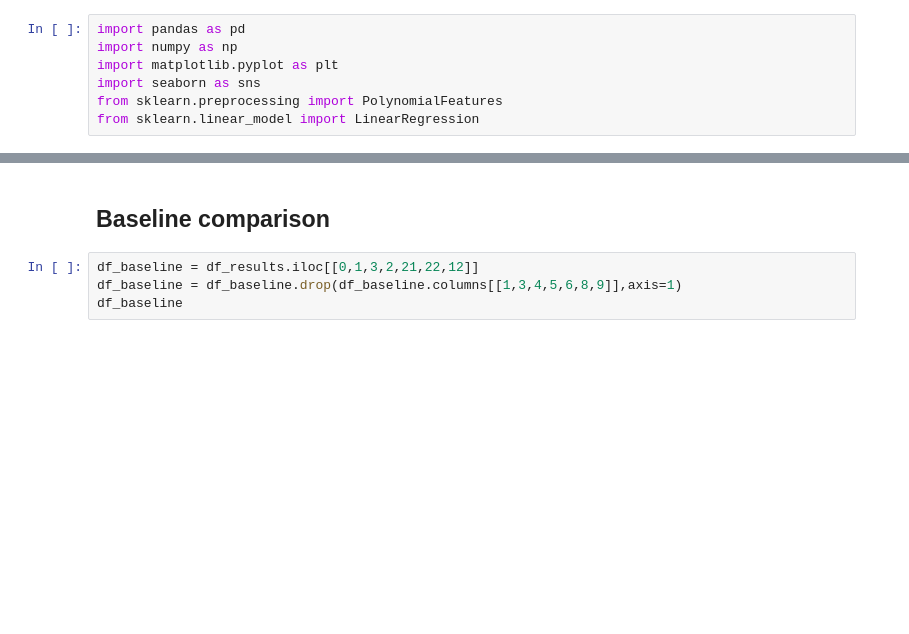
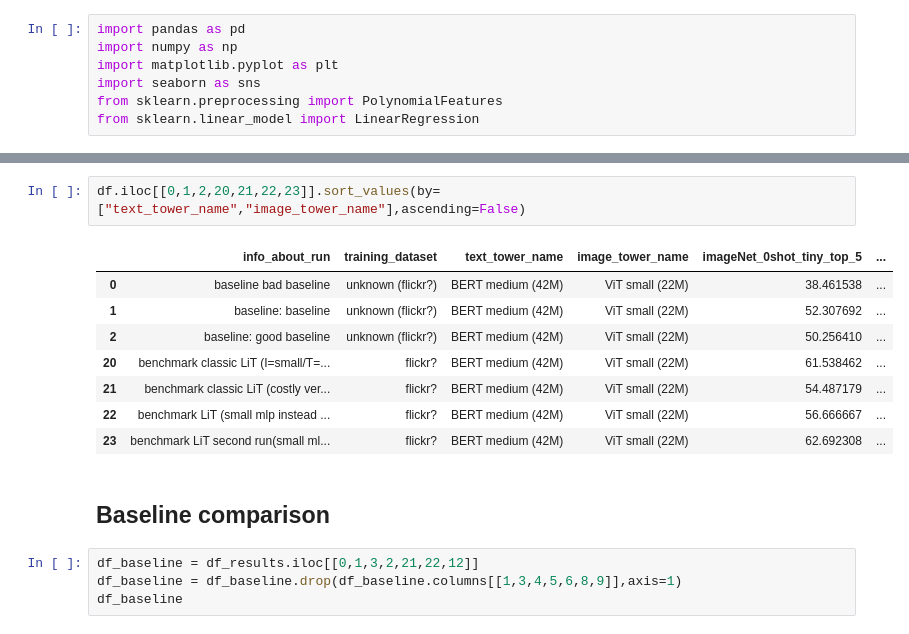
Before and after one commit to CarrelV/master_lit, a Jupyter notebook: graph.ipynb, the cells around one changed output, grey strips where cells are left out. Saved outputs shown, nothing was run; the diff lists cells and outputs as text; blank space fills up the shorter version.

```diff
--- a/graph.ipynb
+++ b/graph.ipynb
@@ -32,3 +54,14 @@ df_results
+# %%
+df.iloc[[0,1,2,20,21,22,23]].sort_values(by=["text_tower_name","image_tower_name"],ascending=False)
+# %% [output]
+|  | info_about_run | training_dataset | text_tower_name | image_tower_name | imageNet_0shot_tiny_top_5 | ... |
+| 0 | baseline bad baseline | unknown (flickr?) | BERT medium (42M) | ViT small (22M) | 38.461538 | ... |
+| 1 | baseline: baseline | unknown (flickr?) | BERT medium (42M) | ViT small (22M) | 52.307692 | ... |
+| 2 | baseline: good baseline | unknown (flickr?) | BERT medium (42M) | ViT small (22M) | 50.256410 | ... |
+| 20 | benchmark classic LiT (I=small/T=... | flickr? | BERT medium (42M) | ViT small (22M) | 61.538462 | ... |
+| 21 | benchmark classic LiT (costly ver... | flickr? | BERT medium (42M) | ViT small (22M) | 54.487179 | ... |
+| 22 | benchmark LiT (small mlp instead ... | flickr? | BERT medium (42M) | ViT small (22M) | 56.666667 | ... |
+| 23 | benchmark LiT second run(small ml... | flickr? | BERT medium (42M) | ViT small (22M) | 62.692308 | ... |
 # %% [markdown]
 ## Baseline comparison
 # %%
```
Also changed, not shown: parts of 5 cells of this notebook, 2 other files.
